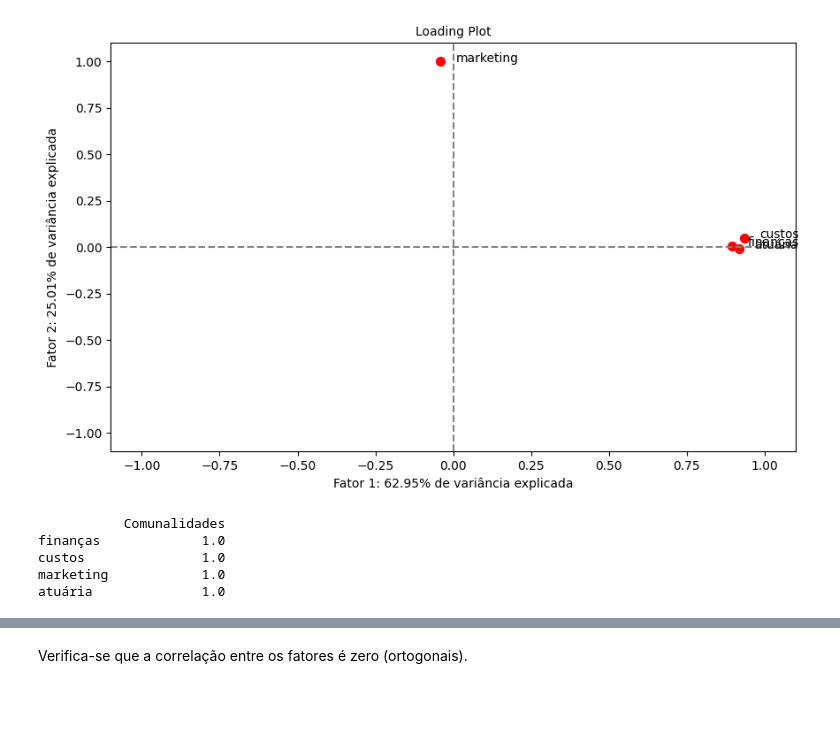
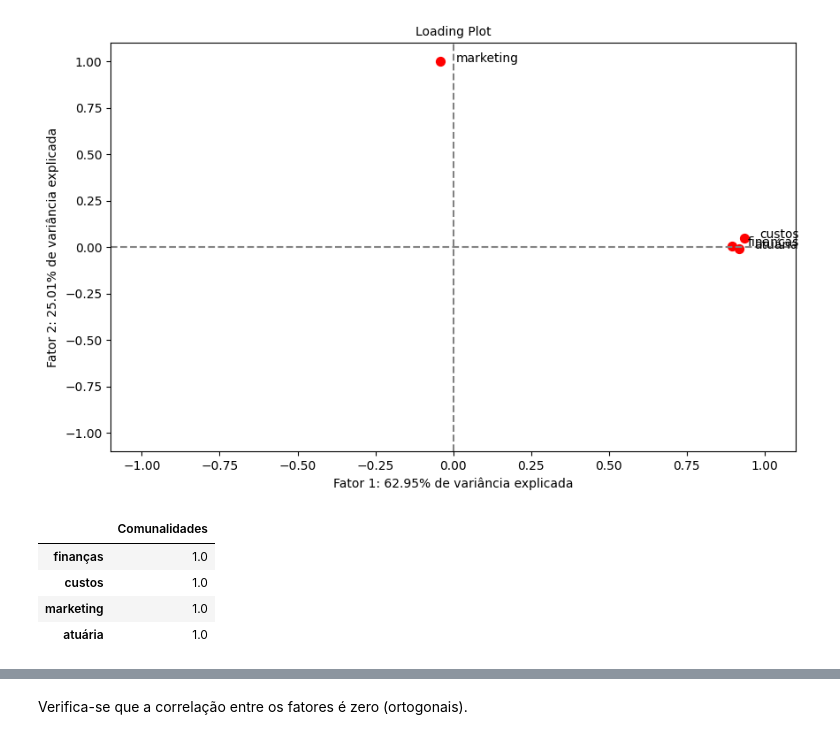
Before and after one commit to filipecarbonera/MBA_USP_Data_Science_Analytics, a Jupyter notebook: Factor Analysis and PCA/script_notas.ipynb, the cells around one changed output, grey strips where cells are left out. Drawn from its saved outputs; the diff is of its cells as text; code cells hidden in the pictures; blank space fills up the shorter version.

```diff
--- a/Factor Analysis and PCA/script_notas.ipynb
+++ b/Factor Analysis and PCA/script_notas.ipynb
@@ -210,19 +210,18 @@ plt.show()
 [figure]
 # %%
 # Determinando as comunalidades.
-
 comunalidades = fa.get_communalities()
 
 tabela_comunalidades = pd.DataFrame(comunalidades)
 tabela_comunalidades.columns = ['Comunalidades']
 tabela_comunalidades.index = notas_pca.columns
 
-print(tabela_comunalidades)
+tabela_comunalidades
 # %% [output]
-           Comunalidades
-finanças             1.0
-custos               1.0
-marketing            1.0
-atuária              1.0
+|  | Comunalidades |
+| finanças | 1.0 |
+| custos | 1.0 |
+| marketing | 1.0 |
+| atuária | 1.0 |
 # %%
 # Extração dos fatores para as observações do banco de dados.
```
Also changed, not shown: parts of 16 cells of this notebook, 1 other file.
